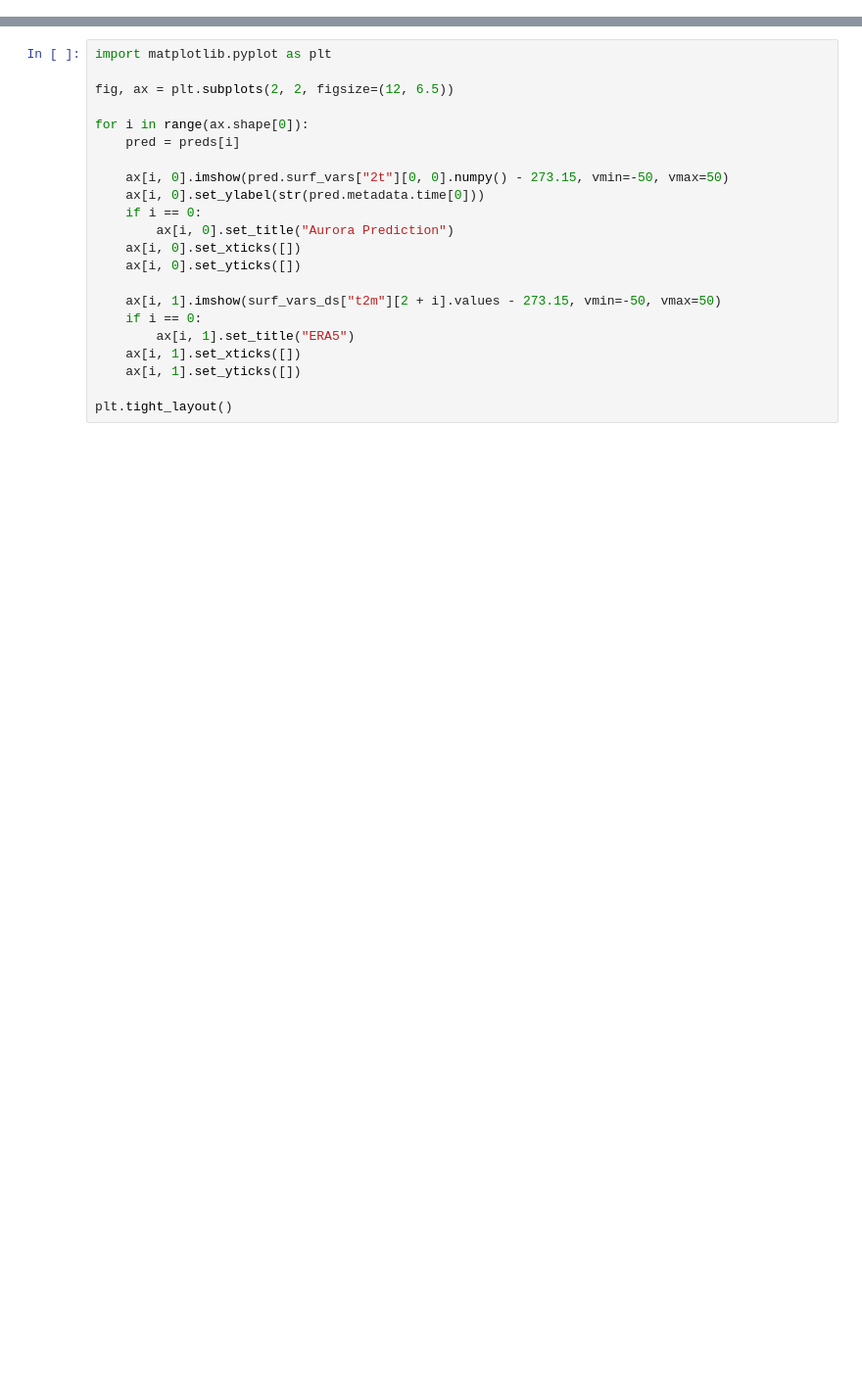
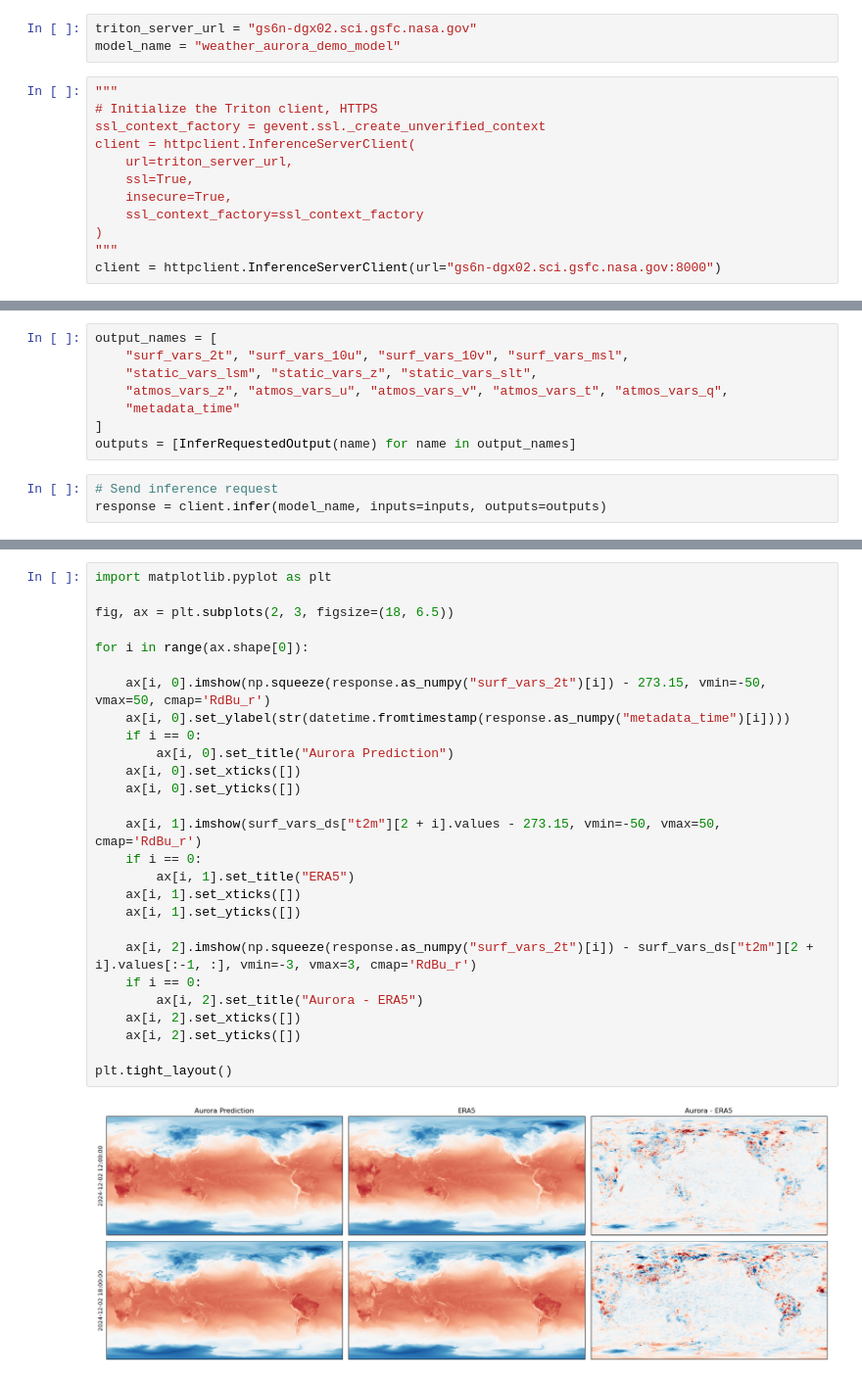
Before and after one commit to nasa-nccs-hpda/ilab-triton, a Jupyter notebook: notebooks/weather-aurora-triton-inference.ipynb, the cells around one changed output, grey strips where cells are left out. Shown at 98% size. Saved outputs shown, nothing was run; the diff lists cells and outputs as text; blank space fills up the shorter version.

Commit message:
Adding the full aurora inference notebook

```diff
--- a/notebooks/weather-aurora-triton-inference.ipynb
+++ b/notebooks/weather-aurora-triton-inference.ipynb
@@ -186,0 +149,15 @@ model = model.to("cpu")
+# %%
+triton_server_url = "gs6n-dgx02.sci.gsfc.nasa.gov"
+model_name = "weather_aurora_demo_model"
+# %%
+"""
+# Initialize the Triton client, HTTPS
+ssl_context_factory = gevent.ssl._create_unverified_context
+client = httpclient.InferenceServerClient(
+    url=triton_server_url,
+    ssl=True,
+    insecure=True,
+    ssl_context_factory=ssl_context_factory
+)
+"""
+client = httpclient.InferenceServerClient(url="gs6n-dgx02.sci.gsfc.nasa.gov:8000")
@@ -186,0 +166,11 @@ model = model.to("cpu")
+# %%
+output_names = [
+    "surf_vars_2t", "surf_vars_10u", "surf_vars_10v", "surf_vars_msl",
+    "static_vars_lsm", "static_vars_z", "static_vars_slt",
+    "atmos_vars_z", "atmos_vars_u", "atmos_vars_v", "atmos_vars_t", "atmos_vars_q",
+    "metadata_time"
+]
+outputs = [InferRequestedOutput(name) for name in output_names]
+# %%
+# Send inference request
+response = client.infer(model_name, inputs=inputs, outputs=outputs)
@@ -187,22 +200,29 @@ model = model.to("cpu")
 # %%
 import matplotlib.pyplot as plt
 
-fig, ax = plt.subplots(2, 2, figsize=(12, 6.5))
+fig, ax = plt.subplots(2, 3, figsize=(18, 6.5))
 
 for i in range(ax.shape[0]):
-    pred = preds[i]
 
-    ax[i, 0].imshow(pred.surf_vars["2t"][0, 0].numpy() - 273.15, vmin=-50, vmax=50)
-    ax[i, 0].set_ylabel(str(pred.metadata.time[0]))
+    ax[i, 0].imshow(np.squeeze(response.as_numpy("surf_vars_2t")[i]) - 273.15, vmin=-50, vmax=50, cmap='RdBu_r')
+    ax[i, 0].set_ylabel(str(datetime.fromtimestamp(response.as_numpy("metadata_time")[i])))
     if i == 0:
         ax[i, 0].set_title("Aurora Prediction")
     ax[i, 0].set_xticks([])
     ax[i, 0].set_yticks([])
 
-    ax[i, 1].imshow(surf_vars_ds["t2m"][2 + i].values - 273.15, vmin=-50, vmax=50)
+    ax[i, 1].imshow(surf_vars_ds["t2m"][2 + i].values - 273.15, vmin=-50, vmax=50, cmap='RdBu_r')
     if i == 0:
         ax[i, 1].set_title("ERA5")
     ax[i, 1].set_xticks([])
     ax[i, 1].set_yticks([])
 
+    ax[i, 2].imshow(np.squeeze(response.as_numpy("surf_vars_2t")[i]) - surf_vars_ds["t2m"][2 + i].values[:-1, :], vmin=-3, vmax=3, cmap='RdBu_r')
+    if i == 0:
+        ax[i, 2].set_title("Aurora - ERA5")
+    ax[i, 2].set_xticks([])
+    ax[i, 2].set_yticks([])
+
 plt.tight_layout()
+# %% [output]
+[figure, added]
```
Also changed, not shown: parts of 25 cells of this notebook.
